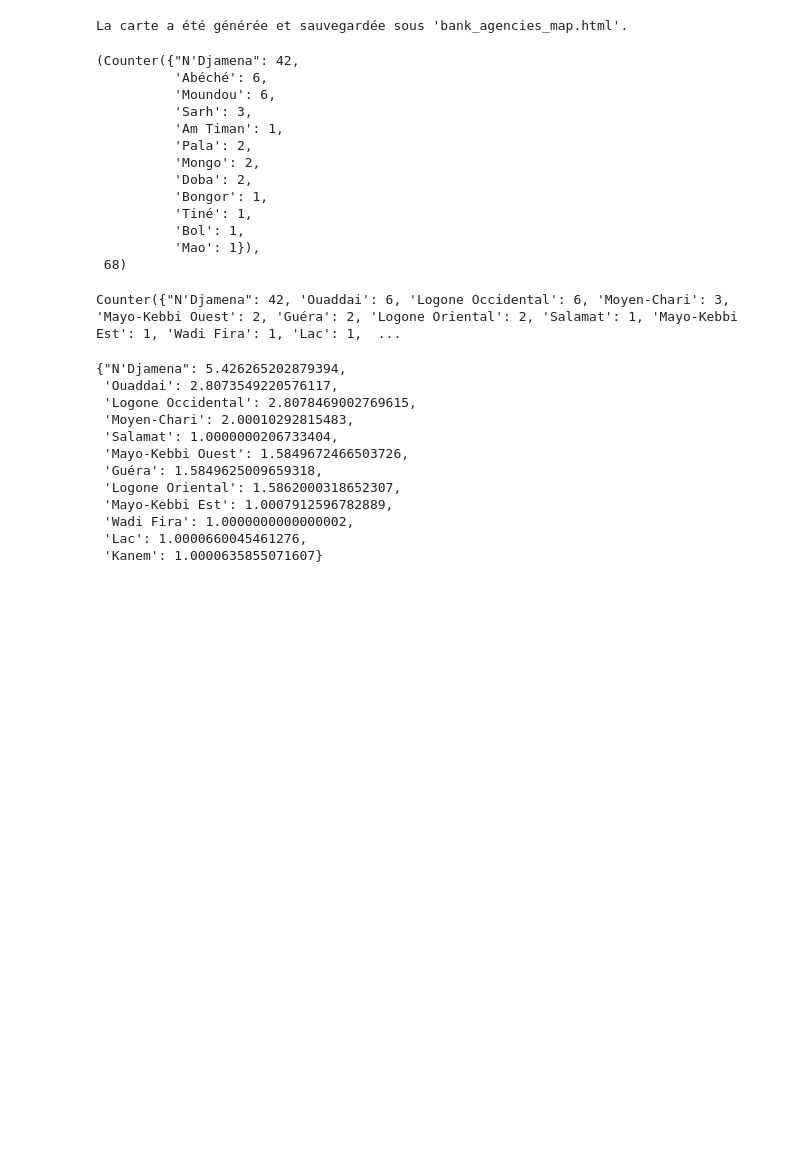
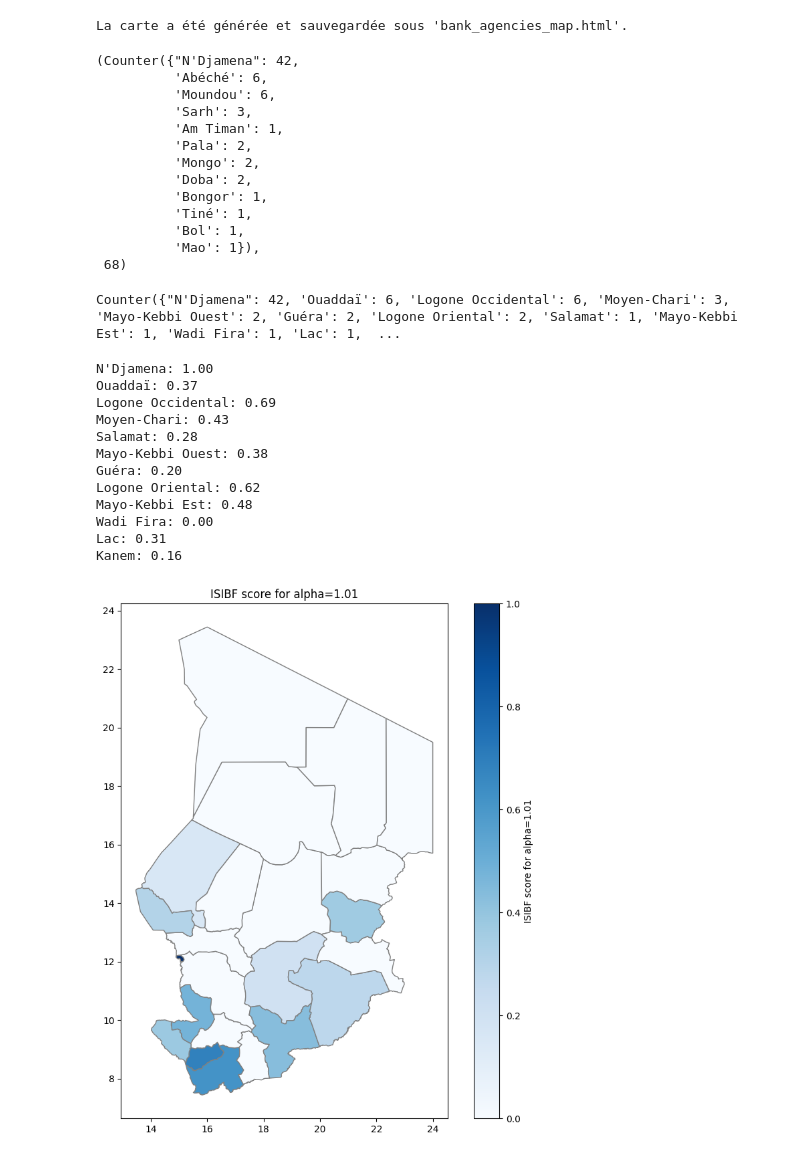
Before and after one commit to Haoua01/Dashboard-TCHAD, a Jupyter notebook: agences_tchad.ipynb, the cells around one changed output. Cells and saved outputs as stored; diff of their text form; code cells hidden in the pictures; blank space fills up the shorter version.

```diff
--- a/agences_tchad.ipynb
+++ b/agences_tchad.ipynb
@@ -189,7 +197,7 @@ city_counts, total_agencies
 # Define the mapping of cities to their regions
 city_to_region = {
     "N'Djamena": "N'Djamena",
-    "Abéché": "Ouaddai",
+    "Abéché": "Ouaddaï",
     "Moundou": "Logone Occidental",
     "Sarh": "Moyen-Chari",
     "Am Timan": "Salamat",
@@ -212,7 +220,7 @@ for city, count in city_counts.items():
 
 print(region_counts)
 # %% [output]
-Counter({"N'Djamena": 42, 'Ouaddai': 6, 'Logone Occidental': 6, 'Moyen-Chari': 3, 'Mayo-Kebbi Ouest': 2, 'Guéra': 2, 'Logone Oriental': 2, 'Salamat': 1, 'Mayo-Kebbi Est': 1, 'Wadi Fira': 1, 'Lac': 1,  ...
+Counter({"N'Djamena": 42, 'Ouaddaï': 6, 'Logone Occidental': 6, 'Moyen-Chari': 3, 'Mayo-Kebbi Ouest': 2, 'Guéra': 2, 'Logone Oriental': 2, 'Salamat': 1, 'Mayo-Kebbi Est': 1, 'Wadi Fira': 1, 'Lac': 1,  ...
 # %%
 import numpy as np
 import matplotlib.pyplot as plt
@@ -223,7 +231,7 @@ from geopy.distance import great_circle
 #define the coordinates of each region having agencies
 coordinates_regions_with_agencies = {
     "N'Djamena": (12.1347, 15.0554),
-    "Ouaddai": (13.8292, 20.8324),
+    "Ouaddaï": (13.8292, 20.8324),
     "Logone Occidental": (8.5667, 16.0833),
     "Moyen-Chari": (9.1429, 18.3923),
     "Salamat": (10.2833, 15.3667),
@@ -238,7 +246,7 @@ coordinates_regions_with_agencies = {
 
 #define the coordinates of the other regions
 coordinates_regions_without_agencies = {
-    "Barh el Gazel": (13.5000, 20.0000),
+    "Barh-El-Gazel": (13.5000, 20.0000),
     "Batha": (13.2833, 19.6833),
     "Borkou": (19.7500, 18.6667),
     "Chari-Baguirmi": (11.2400, 16.1000),
@@ -265,6 +273,7 @@ for city1, coords1 in coordinates.items():
             neighbors[city1][city2] = distance
             #print(f"{city1} : {city2} = {distance:.2f}")
 
+
 """ISIBF score for each city"""
 
 # Function to calculate ISIBF
@@ -280,19 +289,53 @@ def calculate_isibf1(num_agencies, neighbors, alpha):
         isibf_values[city] = total
     return isibf_values
 
-alpha=1.1
-isibf_values = calculate_isibf1(region_counts, neighbors, alpha)
-isibf_values
+alpha=1.01
+isibf_scores0 = calculate_isibf1(region_counts, neighbors, alpha)
+
+# min-max normalization
+
+def min_max_normalize(values):
+    min_value = min(values.values())
+    max_value = max(values.values())
+    normalized_values = {}
+    for key, value in values.items():
+        normalized_values[key] = (value - min_value) / (max_value - min_value)
+        print(f"{key}: {normalized_values[key]:.2f}")
+    return normalized_values
+
+isibf_scores = min_max_normalize(isibf_scores0)
+
+#apply .2f to the values of the dictionary
+isibf_scores = {k: round(v, 2) for k, v in isibf_scores.items()}
 # %% [output]
-{"N'Djamena": 5.426265202879394,
- 'Ouaddai': 2.8073549220576117,
- 'Logone Occidental': 2.8078469002769615,
- 'Moyen-Chari': 2.00010292815483,
- 'Salamat': 1.0000000206733404,
- 'Mayo-Kebbi Ouest': 1.5849672466503726,
- 'Guéra': 1.5849625009659318,
- 'Logone Oriental': 1.5862000318652307,
- 'Mayo-Kebbi Est': 1.0007912596782889,
- 'Wadi Fira': 1.0000000000000002,
- 'Lac': 1.0000660045461276,
- 'Kanem': 1.0000635855071607}
+N'Djamena: 1.00
+Ouaddaï: 0.37
+Logone Occidental: 0.69
+Moyen-Chari: 0.43
+Salamat: 0.28
+Mayo-Kebbi Ouest: 0.38
+Guéra: 0.20
+Logone Oriental: 0.62
+Mayo-Kebbi Est: 0.48
+Wadi Fira: 0.00
+Lac: 0.31
+Kanem: 0.16
+# %%
+# add the other regions without agencies and set their ISIBF score to 0
+for region in coordinates_regions_without_agencies:
+    isibf_scores[region] = 0
+# %%
+# Load the shapefile
+tchad = gpd.read_file("/Users/haouabenaliabbo/Downloads/tcd_admbnda_adm1_ocha/tcd_admbnda_adm1_ocha.shp")
+
+#moyenne pondéree des differents departement pour alpha=1.01
+alpha=1.01
+
+tchad['ISIBF'] = tchad['admin1Name'].map(isibf_scores)
+# Plot the map
+fig, ax = plt.subplots(1, 1, figsize=(10, 10))
+tchad.plot(column='ISIBF', ax=ax, legend=True, cmap='Blues', legend_kwds={'label': f'ISIBF score for alpha={alpha}'}, edgecolor='grey')
+ax.set_title(f'ISIBF score for alpha={alpha}')
+plt.show()
+# %% [output]
+[figure, added]
```
Also changed, not shown: parts of 3 cells of this notebook.
